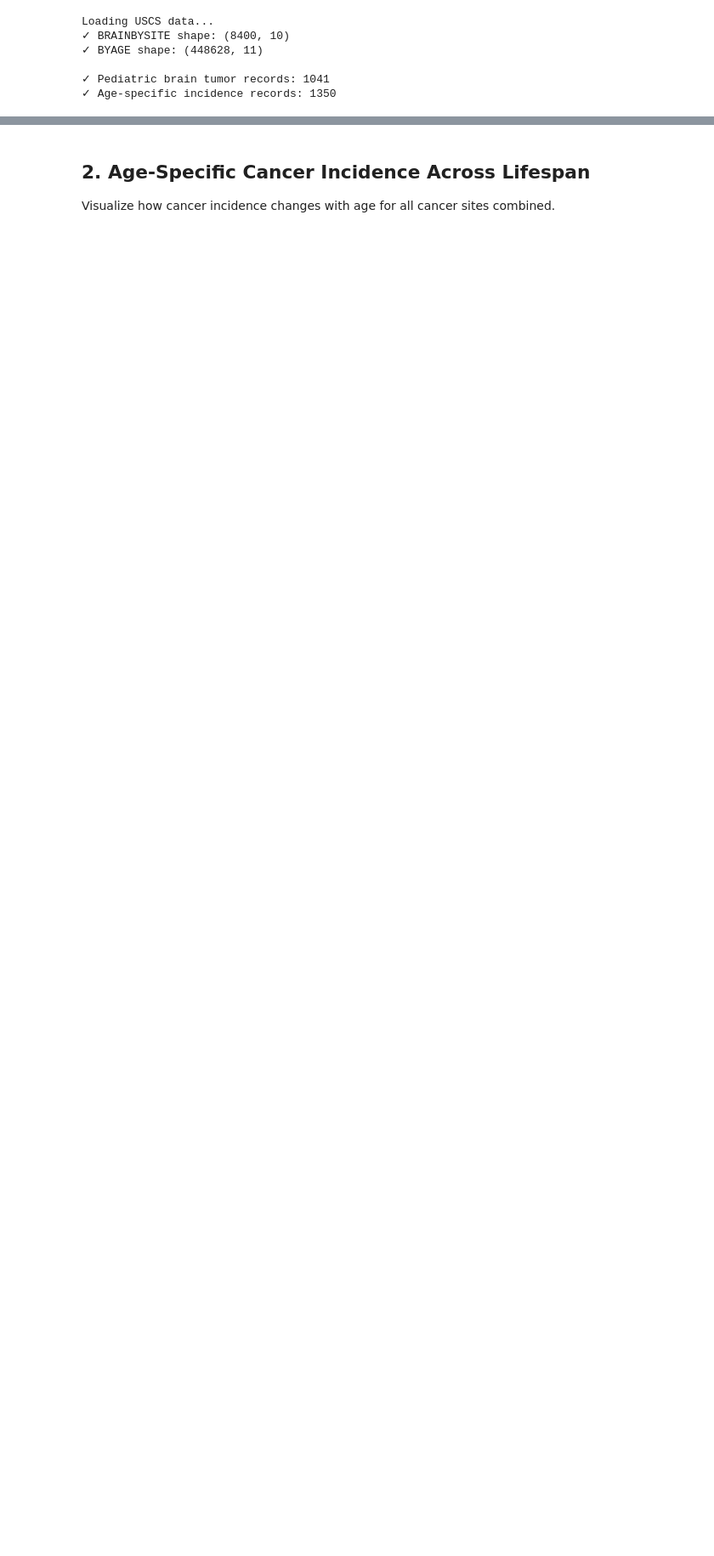
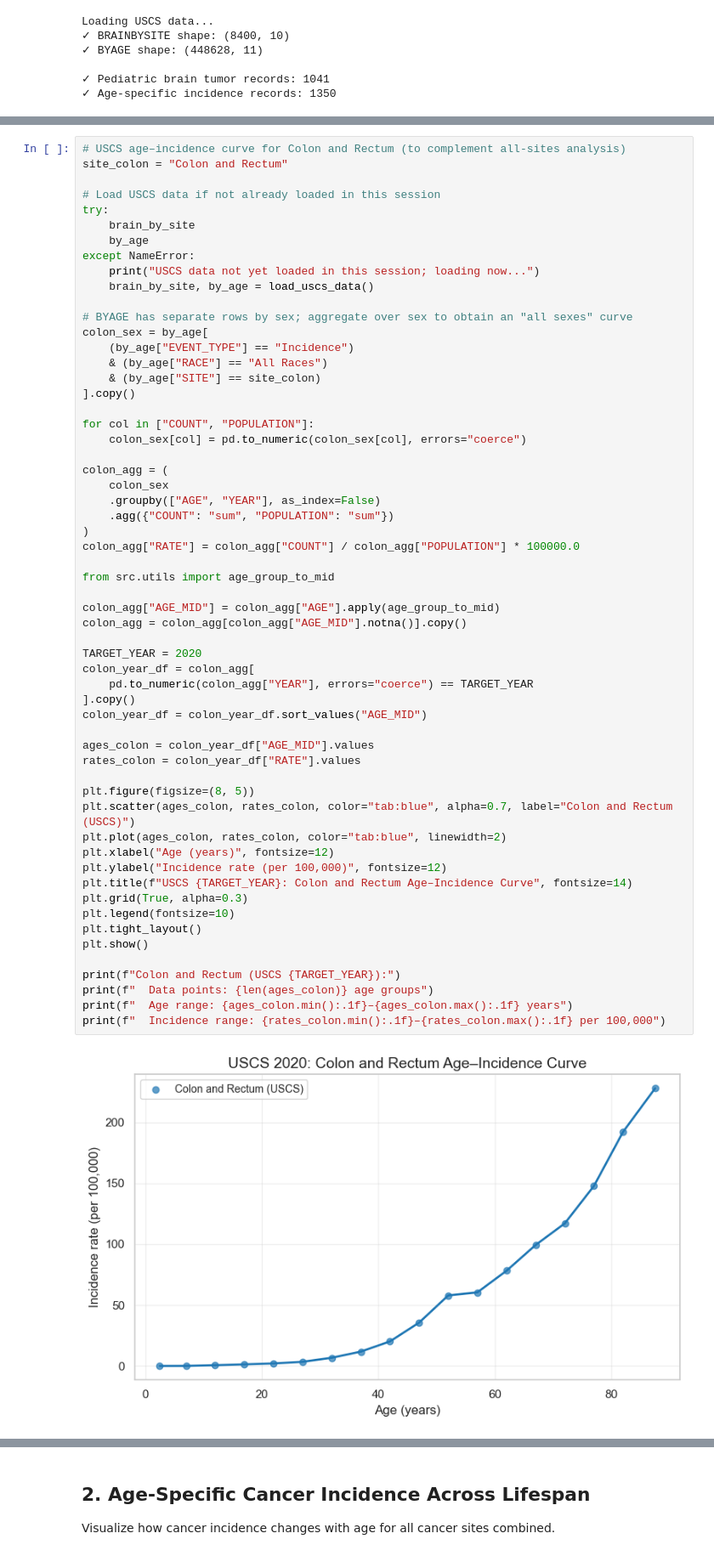
Before and after one commit to zorinayu/GenomicInfoSci-CancerRiskAnalysis, a Jupyter notebook: notebooks/model_a_probabilistic.ipynb, the cells around one changed output, grey strips where cells are left out. Shown at 85% size. Saved outputs shown, nothing was run; the diff lists cells and outputs as text; blank space fills up the shorter version.

```diff
--- a/notebooks/model_a_probabilistic.ipynb
+++ b/notebooks/model_a_probabilistic.ipynb
@@ -107,0 +239,60 @@ Loading USCS data...
+# %%
+# USCS age–incidence curve for Colon and Rectum (to complement all-sites analysis)
+site_colon = "Colon and Rectum"
+
+# Load USCS data if not already loaded in this session
+try:
+    brain_by_site
+    by_age
+except NameError:
+    print("USCS data not yet loaded in this session; loading now...")
+    brain_by_site, by_age = load_uscs_data()
+
+# BYAGE has separate rows by sex; aggregate over sex to obtain an "all sexes" curve
+colon_sex = by_age[
+    (by_age["EVENT_TYPE"] == "Incidence")
+    & (by_age["RACE"] == "All Races")
+    & (by_age["SITE"] == site_colon)
+].copy()
+
+for col in ["COUNT", "POPULATION"]:
+    colon_sex[col] = pd.to_numeric(colon_sex[col], errors="coerce")
+
+colon_agg = (
+    colon_sex
+    .groupby(["AGE", "YEAR"], as_index=False)
+    .agg({"COUNT": "sum", "POPULATION": "sum"})
+)
+colon_agg["RATE"] = colon_agg["COUNT"] / colon_agg["POPULATION"] * 100000.0
+
+from src.utils import age_group_to_mid
+
+colon_agg["AGE_MID"] = colon_agg["AGE"].apply(age_group_to_mid)
+colon_agg = colon_agg[colon_agg["AGE_MID"].notna()].copy()
+
+TARGET_YEAR = 2020
+colon_year_df = colon_agg[
+    pd.to_numeric(colon_agg["YEAR"], errors="coerce") == TARGET_YEAR
+].copy()
+colon_year_df = colon_year_df.sort_values("AGE_MID")
+
+ages_colon = colon_year_df["AGE_MID"].values
+rates_colon = colon_year_df["RATE"].values
+
+plt.figure(figsize=(8, 5))
+plt.scatter(ages_colon, rates_colon, color="tab:blue", alpha=0.7, label="Colon and Rectum (USCS)")
+plt.plot(ages_colon, rates_colon, color="tab:blue", linewidth=2)
+plt.xlabel("Age (years)", fontsize=12)
+plt.ylabel("Incidence rate (per 100,000)", fontsize=12)
+plt.title(f"USCS {TARGET_YEAR}: Colon and Rectum Age–Incidence Curve", fontsize=14)
+plt.grid(True, alpha=0.3)
+plt.legend(fontsize=10)
+plt.tight_layout()
+plt.show()
+
+print(f"Colon and Rectum (USCS {TARGET_YEAR}):")
+print(f"  Data points: {len(ages_colon)} age groups")
+print(f"  Age range: {ages_colon.min():.1f}–{ages_colon.max():.1f} years")
+print(f"  Incidence range: {rates_colon.min():.1f}–{rates_colon.max():.1f} per 100,000")
+# %% [output]
+[figure, added]
```
Also changed, not shown: parts of 14 cells of this notebook, 9 other files.
